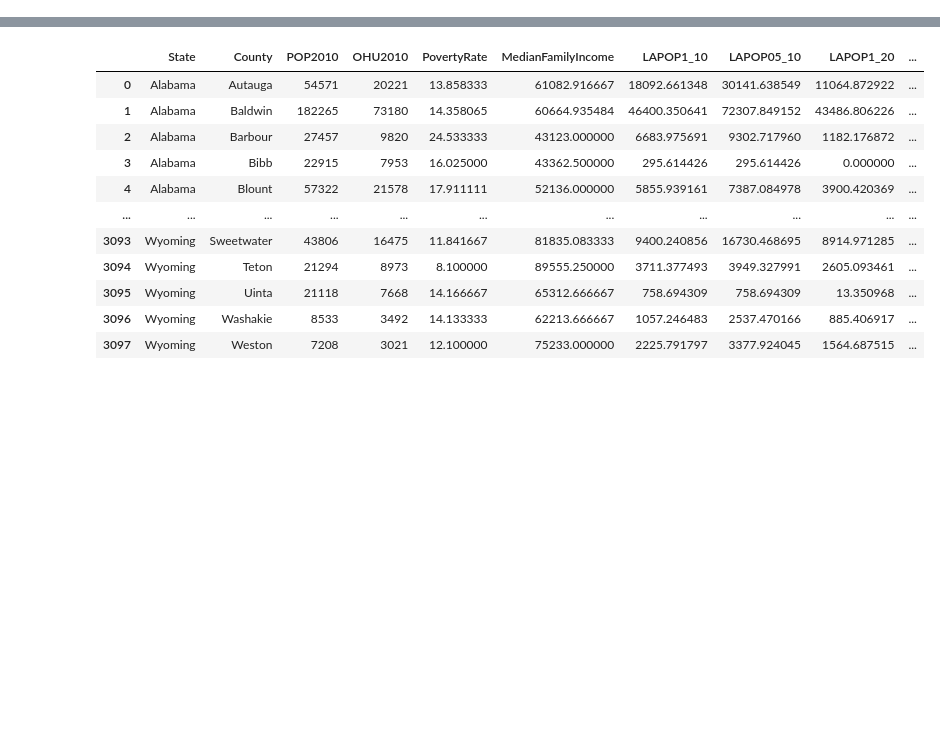
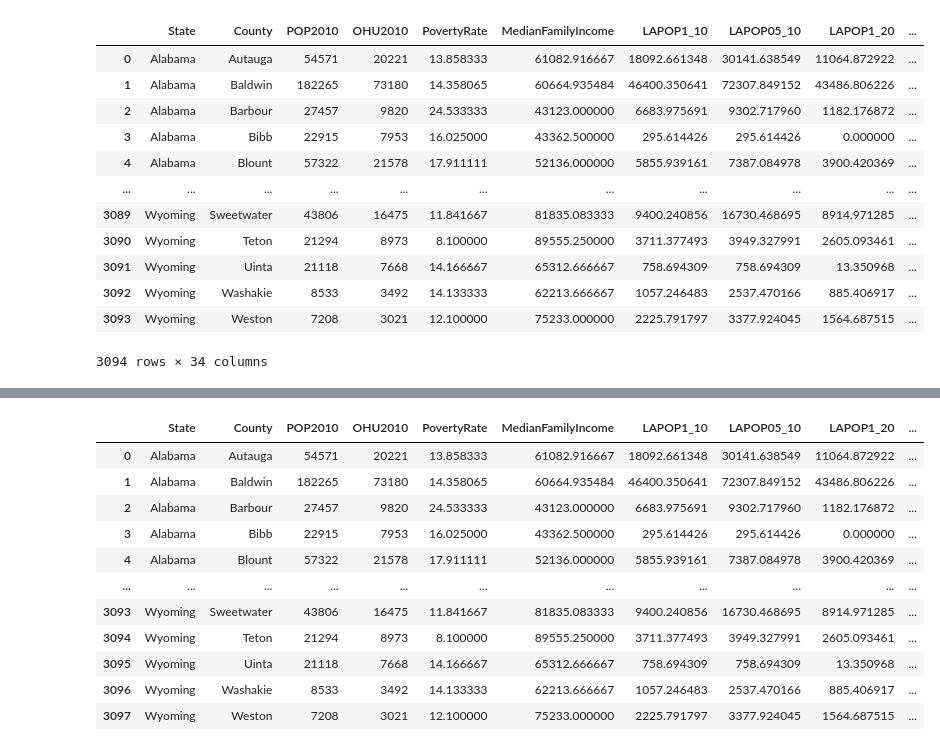
Before and after one commit to Ssimoes48/Food-Deserts-Analysis, a Jupyter notebook: Pie Plots-Copy1.ipynb, the cells around one changed output, grey strips where cells are left out. Saved outputs shown, nothing was run; the diff lists cells and outputs as text; code cells hidden in the pictures; blank space fills up the shorter version.

```diff
--- a/Pie Plots-Copy1.ipynb
+++ b/Pie Plots-Copy1.ipynb
@@ -8,3 +8,26 @@ import numpy as np
 # %%
 #Import data from CSV
 combined_path = "output/true_combined.csv"
+medicare_path = "Resources/Medicare_Enrollment_2017.csv"
+# %%
+#Import csvs
+combined_df = pd.read_csv(combined_path)
+medicare_df= pd.read_csv(medicare_path)
+# %%
+#Combine combined_df and medicare_df
+combined_med_df=pd.DataFrame.merge(combined_df,medicare_df, on = ["State","County"])
+combined_med_df
+# %% [output]
+|  | State | County | POP2010 | OHU2010 | PovertyRate | MedianFamilyIncome | LAPOP1_10 | LAPOP05_10 | LAPOP1_20 | ... |
+| 0 | Alabama | Autauga | 54571 | 20221 | 13.858333 | 61082.916667 | 18092.661348 | 30141.638549 | 11064.872922 | ... |
+| 1 | Alabama | Baldwin | 182265 | 73180 | 14.358065 | 60664.935484 | 46400.350641 | 72307.849152 | 43486.806226 | ... |
+| 2 | Alabama | Barbour | 27457 | 9820 | 24.533333 | 43123.000000 | 6683.975691 | 9302.717960 | 1182.176872 | ... |
+| 3 | Alabama | Bibb | 22915 | 7953 | 16.025000 | 43362.500000 | 295.614426 | 295.614426 | 0.000000 | ... |
+| 4 | Alabama | Blount | 57322 | 21578 | 17.911111 | 52136.000000 | 5855.939161 | 7387.084978 | 3900.420369 | ... |
+| ... | ... | ... | ... | ... | ... | ... | ... | ... | ... | ... |
+| 3089 | Wyoming | Sweetwater | 43806 | 16475 | 11.841667 | 81835.083333 | 9400.240856 | 16730.468695 | 8914.971285 | ... |
+| 3090 | Wyoming | Teton | 21294 | 8973 | 8.100000 | 89555.250000 | 3711.377493 | 3949.327991 | 2605.093461 | ... |
+| 3091 | Wyoming | Uinta | 21118 | 7668 | 14.166667 | 65312.666667 | 758.694309 | 758.694309 | 13.350968 | ... |
+| 3092 | Wyoming | Washakie | 8533 | 3492 | 14.133333 | 62213.666667 | 1057.246483 | 2537.470166 | 885.406917 | ... |
+| 3093 | Wyoming | Weston | 7208 | 3021 | 12.100000 | 75233.000000 | 2225.791797 | 3377.924045 | 1564.687515 | ... |
+3094 rows × 34 columns
```
Also changed, not shown: parts of 8 cells of this notebook, 1 other file.
